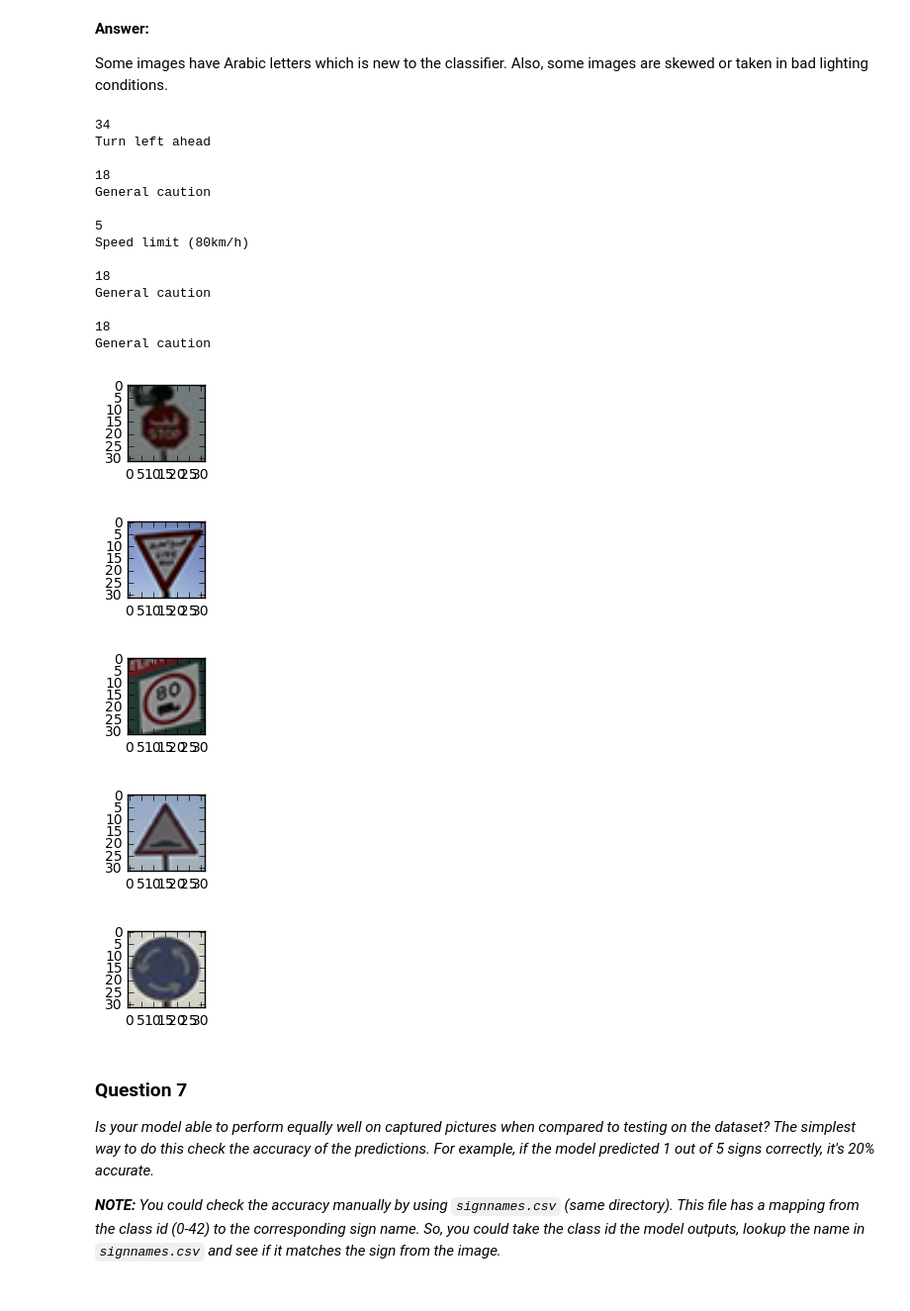
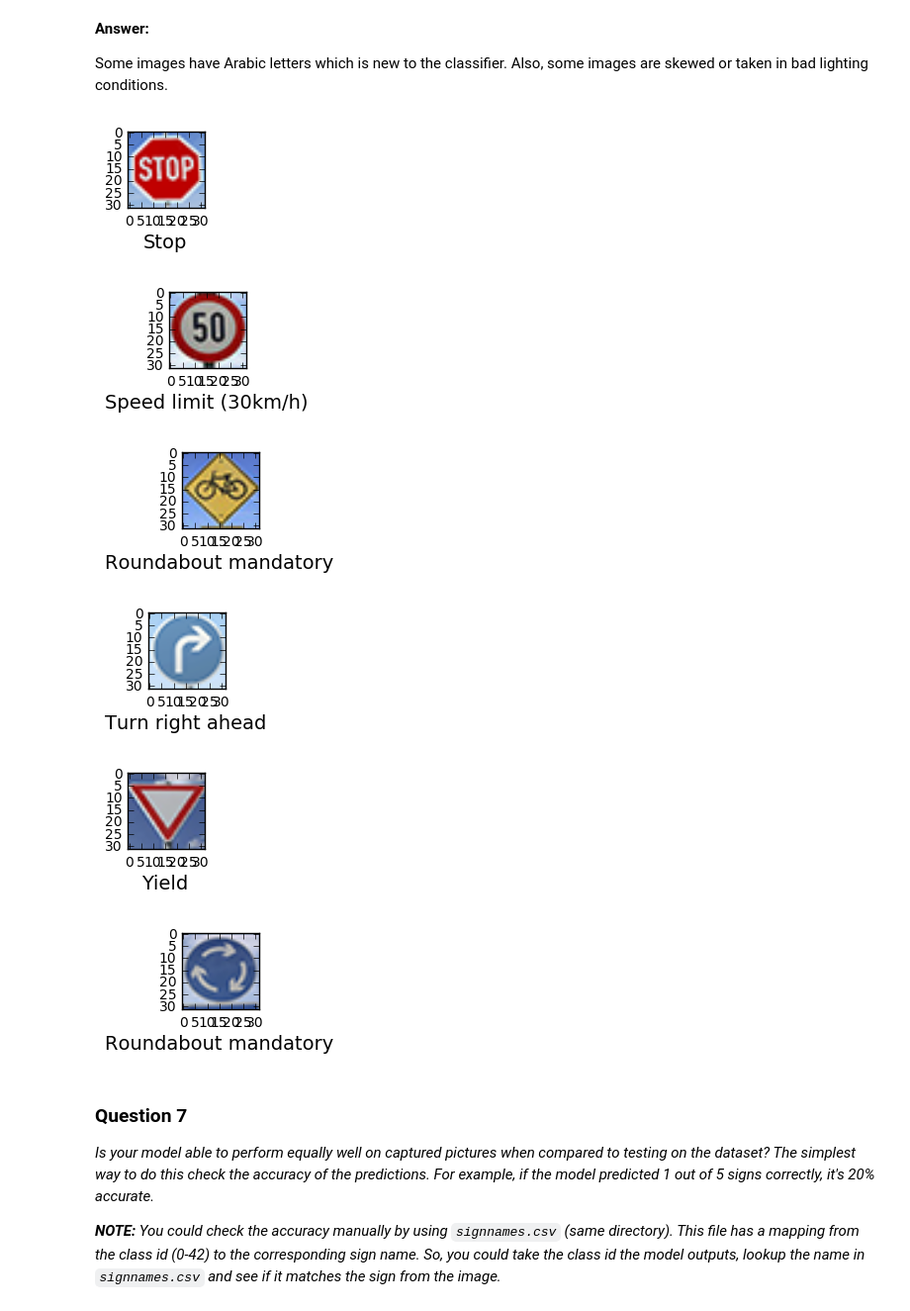
Before and after one commit to HebaNAS/Traffic-Sign-Classifier, a Jupyter notebook: Traffic_Sign_Classifier.ipynb, the cells around one changed output. Shown: that part at 99% size. Saved outputs shown, nothing was run; the diff lists cells and outputs as text; code cells hidden in the pictures.

```diff
--- a/Traffic_Sign_Classifier.ipynb
+++ b/Traffic_Sign_Classifier.ipynb
@@ -215,5 +328,12 @@ def neuralNetwork(x):
 
     return logits
+# %%
+tf.reset_default_graph()
+
+x = tf.placeholder(tf.float32, (None, 32, 32, 1))
+y = tf.placeholder(tf.int32, (None))
+keep_prob = tf.placeholder(tf.float32)
+one_hot_y = tf.one_hot(y, 43)
 # %% [markdown]
 ### Question 3
 
@@ -241,15 +361,14 @@ I used the LeNet model architecture. It has 5 layers.
 - Layer 5:
     - Repeating the same steps for the last time, reducing the number of outputs to 43, which is the number of classes we need to classify the data against.
 # %%
-### Train your model here.
-### Feel free to use as many code cells as needed.
+# Training the model
 
 EPOCHS = 50
 BATCH_SIZE = 256
 
 rate = 0.001
 
-logits = neuralNetwork(x)
+logits = LeNet(x)
 cross_entropy = tf.nn.softmax_cross_entropy_with_logits(logits, one_hot_y)
 loss_operation = tf.reduce_mean(cross_entropy)
 optimizer = tf.train.AdamOptimizer(learning_rate = rate)
@@ -257,6 +376,7 @@ training_operation = optimizer.minimize(loss_operation)
 # %%
 correct_prediction = tf.equal(tf.argmax(logits, 1), tf.argmax(one_hot_y, 1))
 accuracy_operation = tf.reduce_mean(tf.cast(correct_prediction, tf.float32))
+saver = tf.train.Saver()
 
 def evaluate(X_data, y_data):
     num_examples = len(X_data)
@@ -264,7 +384,7 @@ def evaluate(X_data, y_data):
     sess = tf.get_default_session()
     for offset in range(0, num_examples, BATCH_SIZE):
         batch_x, batch_y = X_data[offset:offset+BATCH_SIZE], y_data[offset:offset+BATCH_SIZE]
-        accuracy = sess.run(accuracy_operation, feed_dict={x: batch_x, y: batch_y})
+        accuracy = sess.run(accuracy_operation, feed_dict={x: batch_x, y: batch_y, keep_prob: 1.0})
         total_accuracy += (accuracy * len(batch_x))
     return total_accuracy / num_examples
 # %%
@@ -279,7 +399,7 @@ with tf.Session() as sess:
         for offset in range(0, num_examples, BATCH_SIZE):
             end = offset + BATCH_SIZE
             batch_x, batch_y = X_train[offset:end], y_train[offset:end]
-            sess.run(training_operation, feed_dict={x: batch_x, y: batch_y})
+            sess.run(training_operation, feed_dict={x: batch_x, y: batch_y, keep_prob: 0.5})
 
         validation_accuracy = evaluate(X_validation, y_validation)
         print("EPOCH {} ...".format(i+1))
@@ -395,50 +519,42 @@ _Choose five candidate images of traffic signs and provide them in the report. A
 Some images have Arabic letters which is new to the classifier. Also, some images are skewed or taken in bad lighting conditions.
 # %%
 ### Run the predictions here.
-### Feel free to use as many code cells as needed.
 import csv
+
+my_labels = [14, 2, 29, 33, 13, 40]
 
 signs = {}
 with open('signnames.csv', 'r') as csvf:
     read_csv = csv.reader(csvf)
     for row in read_csv:
         num, sign = row
         signs[num] = sign
 
 prediction = tf.argmax(logits, 1)
 
 with tf.Session() as sess:
-    saver.restore(sess, tf.train.latest_checkpoint('.'))
     sess.run(tf.global_variables_initializer())
-    output = sess.run(prediction, feed_dict={x: processed_imgs})
+    saver = tf.train.import_meta_graph('./lenet.meta')
+    saver.restore(sess, "./lenet")
+    output = sess.run(prediction, feed_dict={x: processed_imgs_normalized, y: my_labels, keep_prob: 1.0})
 
-    for i, img in zip(output, processed_imgs):
-        plt.figure(figsize=(1,1))
-        plt.imshow(img)
-        result = str(i)
-        print(result)
-        print(signs[result])
-        print()
+    for i, n_img, img in zip(output, processed_imgs_normalized, processed_imgs):
+
+        fig = plt.figure(figsize=(1,1))
+        result = i
+        #print(result)
+        plt.imshow(cv2.cvtColor(img, cv2.COLOR_BGR2RGB))
+        fig.suptitle(signs[str(result)], fontsize=14)
+        fig.subplots_adjust(top=3.1)
+        #print(signs[result])
+        #print()
 # %% [output]
-34
-Turn left ahead
-
-18
-General caution
-
-5
-Speed limit (80km/h)
-
-18
-General caution
-
-18
-General caution
-[figure, old version]
+[figure, new version]
-[figure, old version]
+[figure, new version]
-[figure, old version]
+[figure, new version]
-[figure, old version]
+[figure, new version]
-[figure, old version]
+[figure, new version]
+[figure, added]
 # %% [markdown]
 ### Question 7
 
```
Also changed, not shown: parts of 15 cells of this notebook, 22 other files.
